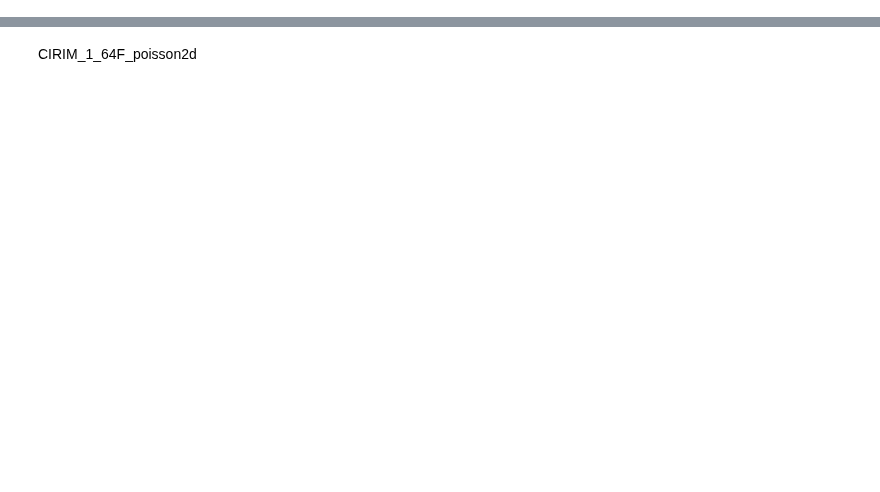
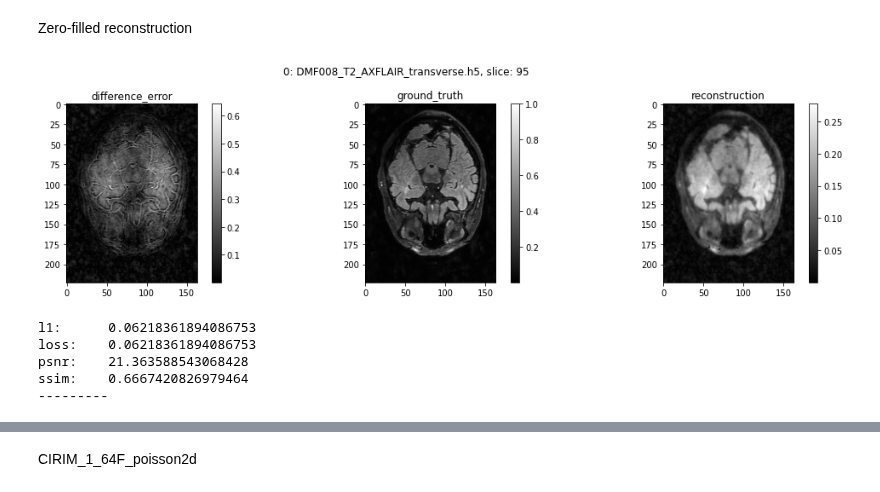
Before and after one commit to LysanderdeJong/RecSeg, a Jupyter notebook: results_showcase.ipynb, the cells around one changed output, grey strips where cells are left out. Cells and saved outputs as stored; diff of their text form; code cells hidden in the pictures; blank space fills up the shorter version.

```diff
--- a/results_showcase.ipynb
+++ b/results_showcase.ipynb
@@ -81 +89,17 @@ def get_metrics(data_dir, index=None, slice_int=None):
     return results
+# %% [markdown]
+Zero-filled reconstruction
+# %%
+recon_results_dir = "/data/projects/tecfidera/data/results/reconstruction/zf/h5"
+file_index = 0 #np.random.randint(0, len(os.listdir(recon_results_dir)))
+slice_int = 95
+coil = 0
+view_mri(recon_results_dir, file_index=file_index, index=slice_int)
+metric_result_dict = get_metrics(recon_results_dir)
+# %% [output]
+[figure, added]
+l1:      0.06218361894086753
+loss:    0.06218361894086753
+psnr:    21.363588543068428
+ssim:    0.6667420826979464
+---------
```
Also changed, not shown: parts of 17 cells of this notebook, 13 other files.
